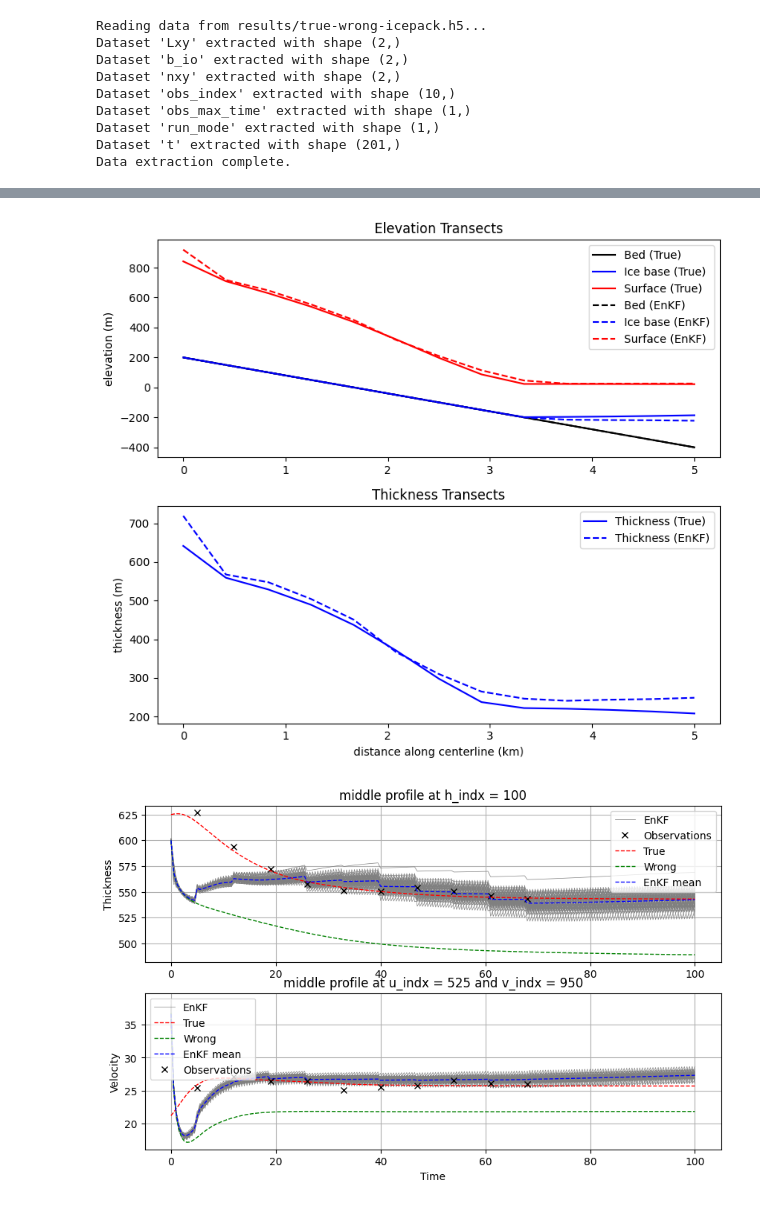
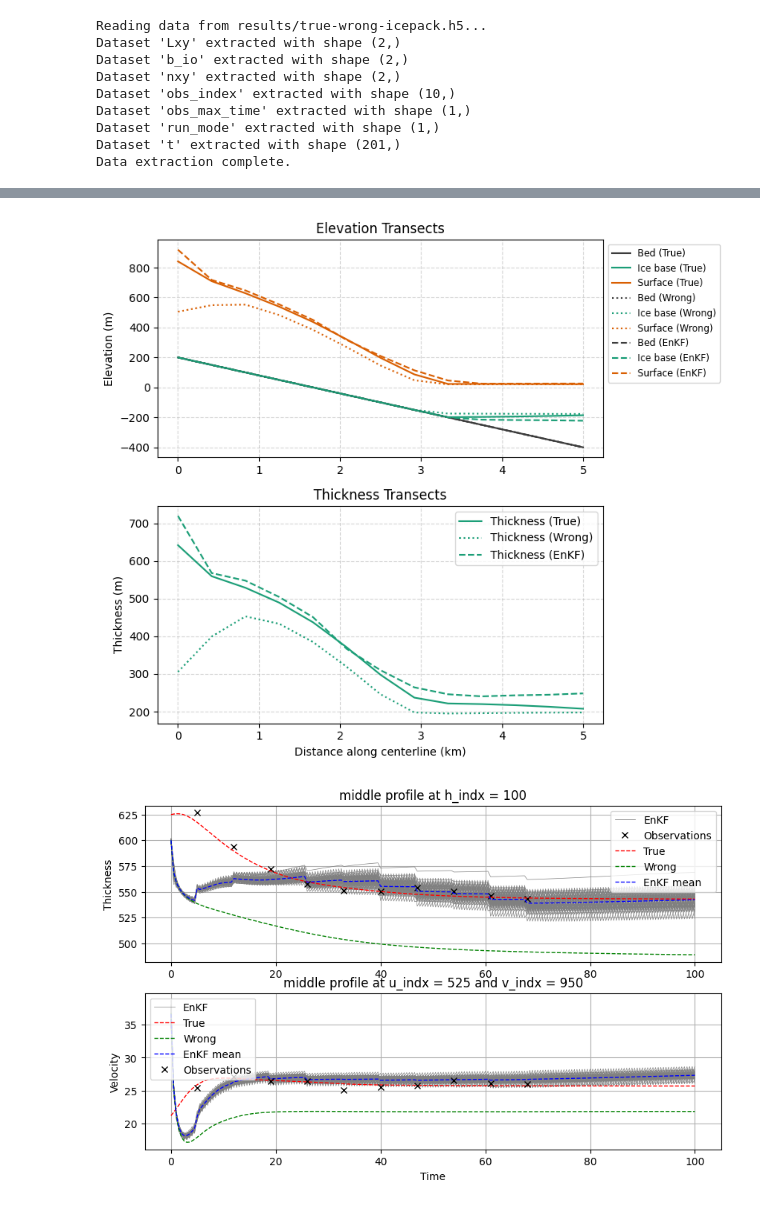
Before and after one commit to ICESEE-project/ICESEE, a Jupyter notebook: applications/icepack_model/examples/synthetic_ice_stream/read_results.ipynb, the cells around one changed output, grey strips where cells are left out. Saved outputs shown, nothing was run; the diff lists cells and outputs as text; code cells hidden in the pictures.

```diff
--- a/applications/icepack_model/examples/synthetic_ice_stream/read_results.ipynb
+++ b/applications/icepack_model/examples/synthetic_ice_stream/read_results.ipynb
@@ -206,46 +235,70 @@ fig.colorbar(colors, ax=axes[1][1], fraction=0.012, pad=0.04, label="Velocity (m
 # %%
-# we can draw some transects through the domain to see what the surface, bed, and ice base elevation look like
+from firedrake import div
+import copy
+import icepack
+import icepack.plot
+import matplotlib.pyplot as plt
+import numpy as np
 
 # Define transect points
 xs = np.array([(Lx * k / nx, 0) for k in range(nx + 1)])
 
 # True simulation data
 s_true = icepack.compute_surface(thickness=hhtrue, bed=b)
 ss_true = np.array(s_true.at(xs, tolerance=1e-10))
 bs_true = np.array(b.at(xs, tolerance=1e-10))
 hs_true = np.array(hhtrue.at(xs, tolerance=1e-10))
 
+# Wrong simulation data
+s_nurge = icepack.compute_surface(thickness=hhnurge, bed=b)
+ss_nurge = np.array(s_nurge.at(xs, tolerance=1e-10))
+bs_nurge = np.array(b.at(xs, tolerance=1e-10))
+hs_nurge = np.array(hhnurge.at(xs, tolerance=1e-10))
+
 # EnKF simulation data
 s_enkf = icepack.compute_surface(thickness=hhenkf, bed=b)
 ss_enkf = np.array(s_enkf.at(xs, tolerance=1e-10))
 bs_enkf = np.array(b.at(xs, tolerance=1e-10))
 hs_enkf = np.array(hhenkf.at(xs, tolerance=1e-10))
 
 # Create a 2x1 subplot layout
 fig, axes = plt.subplots(2, 1, figsize=(8, 7))
 
-# Elevation plot (true and EnKF combined)
-axes[0].plot(xs[:, 0] / 1e3, bs_true, color="black", linestyle="-", label="Bed (True)")
-axes[0].plot(xs[:, 0] / 1e3, ss_true - hs_true, color="blue", linestyle="-", label="Ice base (True)")
-axes[0].plot(xs[:, 0] / 1e3, ss_true, color="red", linestyle="-", label="Surface (True)")
-axes[0].plot(xs[:, 0] / 1e3, bs_enkf, color="black", linestyle="--", label="Bed (EnKF)")
-axes[0].plot(xs[:, 0] / 1e3, ss_enkf - hs_enkf, color="blue", linestyle="--", label="Ice base (EnKF)")
-axes[0].plot(xs[:, 0] / 1e3, ss_enkf, color="red", linestyle="--", label="Surface (EnKF)")
-axes[0].set_ylabel("elevation (m)")
+# Define publication-quality colors
+color_bed = '#3C3C3C'  # Dark gray for bed
+color_ice_base = '#1B9E77'  # Deep teal for ice base and thickness
+color_surface = '#D95F02'  # Warm red for surface
+
+# Elevation plot (True, Wrong, and EnKF combined)
+axes[0].plot(xs[:, 0] / 1e3, bs_true, color=color_bed, linestyle="-", label="Bed (True)")
+axes[0].plot(xs[:, 0] / 1e3, ss_true - hs_true, color=color_ice_base, linestyle="-", label="Ice base (True)")
+axes[0].plot(xs[:, 0] / 1e3, ss_true, color=color_surface, linestyle="-", label="Surface (True)")
+axes[0].plot(xs[:, 0] / 1e3, bs_nurge, color=color_bed, linestyle=":", label="Bed (Wrong)")
+axes[0].plot(xs[:, 0] / 1e3, ss_nurge - hs_nurge, color=color_ice_base, linestyle=":", label="Ice base (Wrong)")
+axes[0].plot(xs[:, 0] / 1e3, ss_nurge, color=color_surface, linestyle=":", label="Surface (Wrong)")
+axes[0].plot(xs[:, 0] / 1e3, bs_enkf, color=color_bed, linestyle="--", label="Bed (EnKF)")
+axes[0].plot(xs[:, 0] / 1e3, ss_enkf - hs_enkf, color=color_ice_base, linestyle="--", label="Ice base (EnKF)")
+axes[0].plot(xs[:, 0] / 1e3, ss_enkf, color=color_surface, linestyle="--", label="Surface (EnKF)")
+axes[0].set_ylabel("Elevation (m)")
 axes[0].set_title("Elevation Transects")
-axes[0].legend()
+# axes[0].legend()
+# Put legend outside the plot
+axes[0].legend(loc='upper left', bbox_to_anchor=(1, 1), fontsize='small')
+axes[0].grid(True, linestyle='--', alpha=0.5)  # Add grid
 
-# Thickness plot (true and EnKF combined)
-axes[1].plot(xs[:, 0] / 1e3, hs_true, color="blue", linestyle="-", label="Thickness (True)")
-axes[1].plot(xs[:, 0] / 1e3, hs_enkf, color="blue", linestyle="--", label="Thickness (EnKF)")
-axes[1].set_xlabel("distance along centerline (km)")
-axes[1].set_ylabel("thickness (m)")
+# Thickness plot (True, Wrong, and EnKF combined)
+axes[1].plot(xs[:, 0] / 1e3, hs_true, color=color_ice_base, linestyle="-", label="Thickness (True)")
+axes[1].plot(xs[:, 0] / 1e3, hs_nurge, color=color_ice_base, linestyle=":", label="Thickness (Wrong)")
+axes[1].plot(xs[:, 0] / 1e3, hs_enkf, color=color_ice_base, linestyle="--", label="Thickness (EnKF)")
+axes[1].set_xlabel("Distance along centerline (km)")
+axes[1].set_ylabel("Thickness (m)")
 axes[1].set_title("Thickness Transects")
 axes[1].legend()
+axes[1].grid(True, linestyle='--', alpha=0.5)  # Add grid
 
 plt.tight_layout()
 # %% [output]
-[figure, old version]
+[figure, new version]
 # %%
 fig, ax = plt.subplots(2,1, figsize=(10, 6))
 
```
Also changed, not shown: parts of 6 cells of this notebook, 2 other files.
